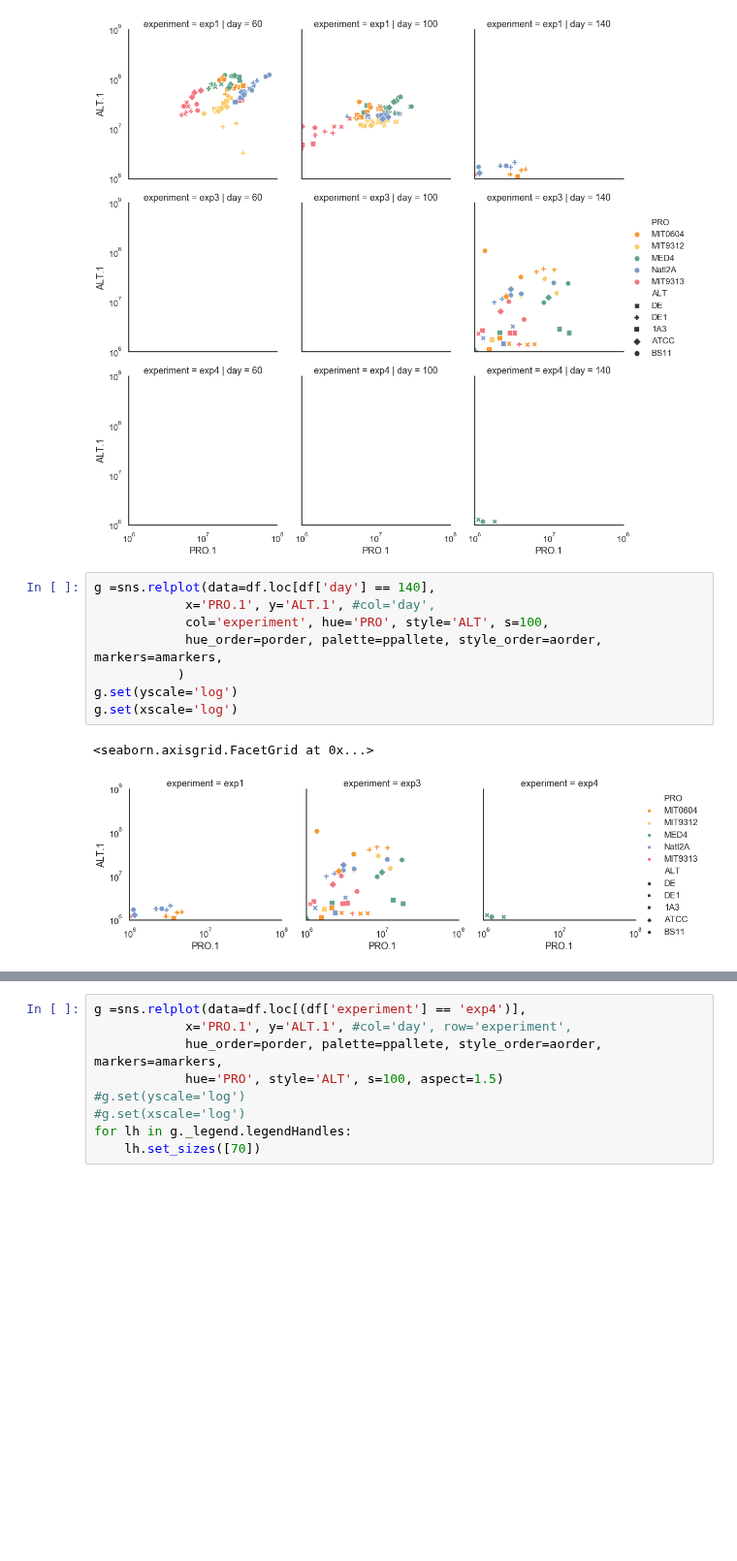
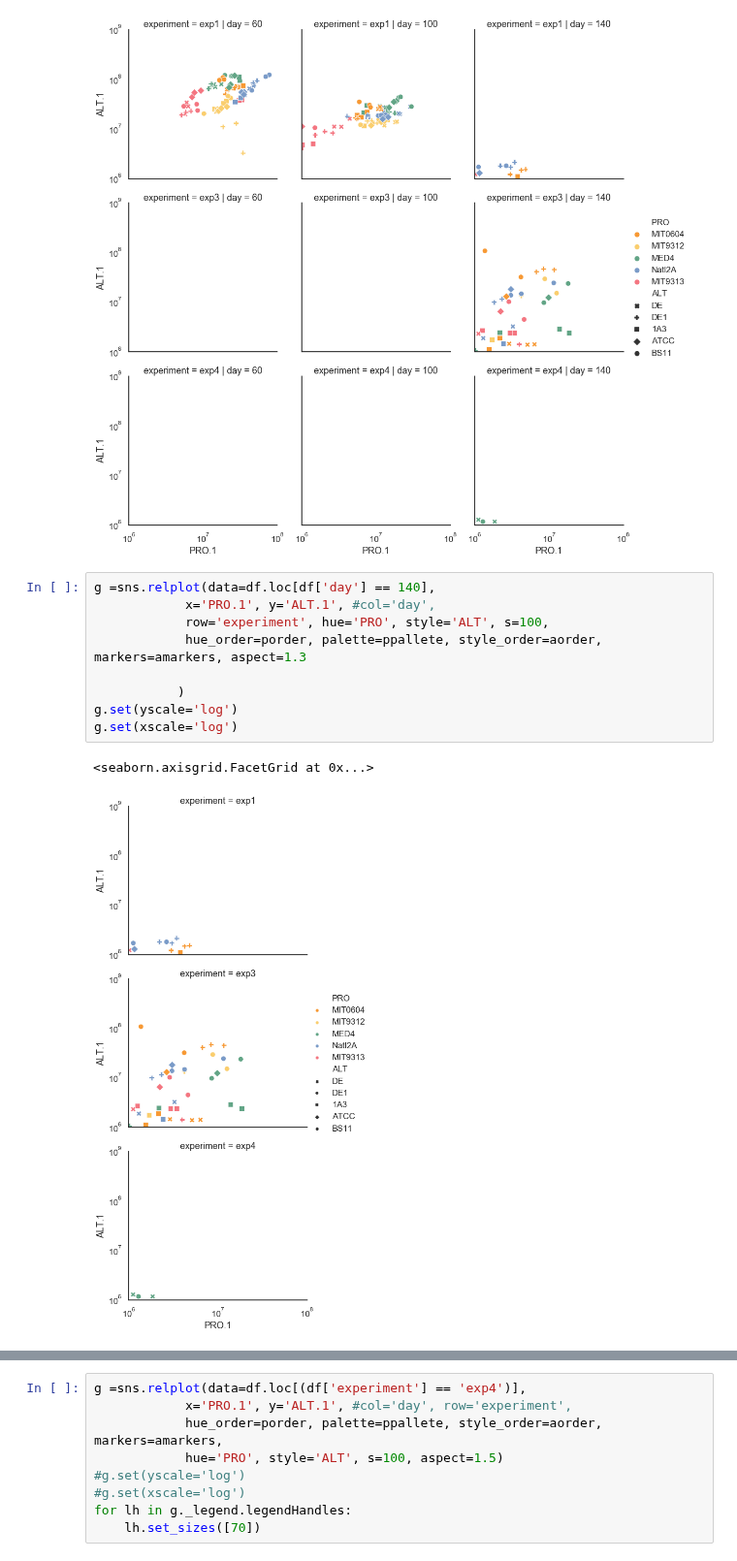
Before and after one commit to wosnat/ccpa, a Jupyter notebook: ccpa_paper_dec_2019-FCM.ipynb, the cells around one changed output, grey strips where cells are left out. Shown at 97% size. Saved outputs shown, nothing was run; the diff lists cells and outputs as text; blank space fills up the shorter version.

Commit message:
7/1 paper figures

```diff
--- a/ccpa_paper_dec_2019-FCM.ipynb
+++ b/ccpa_paper_dec_2019-FCM.ipynb
@@ -136,11 +136,12 @@ for lh in g._legend.legendHandles:
 # %%
 g =sns.relplot(data=df.loc[df['day'] == 140],
             x='PRO.1', y='ALT.1', #col='day',
-            col='experiment', hue='PRO', style='ALT', s=100,
-            hue_order=porder, palette=ppallete, style_order=aorder, markers=amarkers,
+            row='experiment', hue='PRO', style='ALT', s=100,
+            hue_order=porder, palette=ppallete, style_order=aorder, markers=amarkers, aspect=1.3
+
            )
 g.set(yscale='log')
 g.set(xscale='log')
 # %% [output]
 <seaborn.axisgrid.FacetGrid at 0x...>
-[figure, old version]
+[figure, new version]
```
Also changed, not shown: parts of 7 cells of this notebook, 1 other file.
